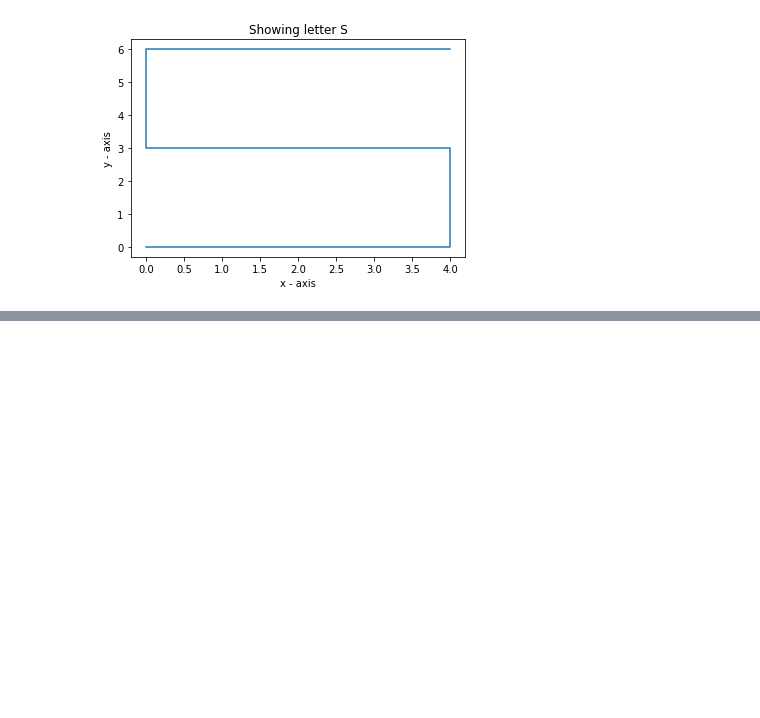
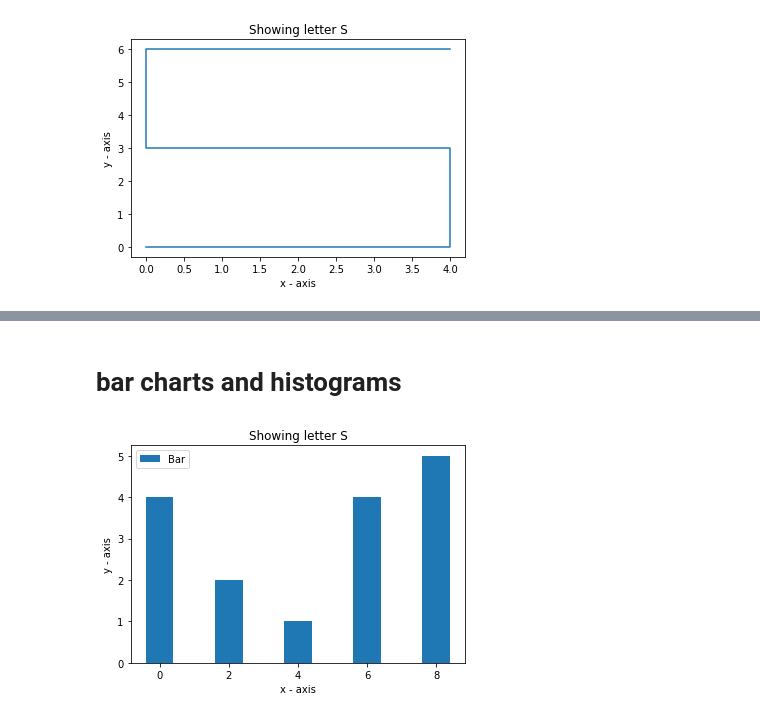
Before and after one commit to surya1singh/matplotlib_examples, a Jupyter notebook: basic.ipynb, the cells around one changed output, grey strips where cells are left out. Drawn from its saved outputs; the diff is of its cells as text; code cells hidden in the pictures; blank space fills up the shorter version.

```diff
--- a/basic.ipynb
+++ b/basic.ipynb
@@ -27,0 +30,13 @@ plt.show()
+# %% [markdown]
+# bar charts and histograms
+# %%
+import random
+x = [0,2,4,6,8]
+y = [4,2,1,4,5]
+plt.bar(x, y, label='Bar')
+plt.xlabel('x - axis')
+plt.ylabel('y - axis')
+plt.legend()
+plt.show()
+# %% [output]
+[figure, added]
```
Also changed, not shown: parts of 6 cells of this notebook.
